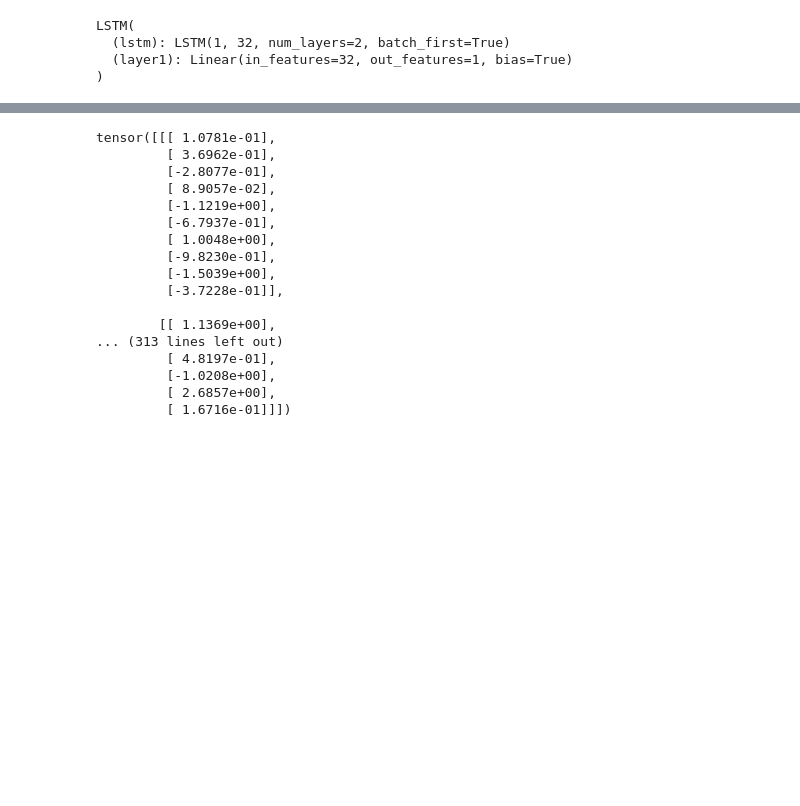
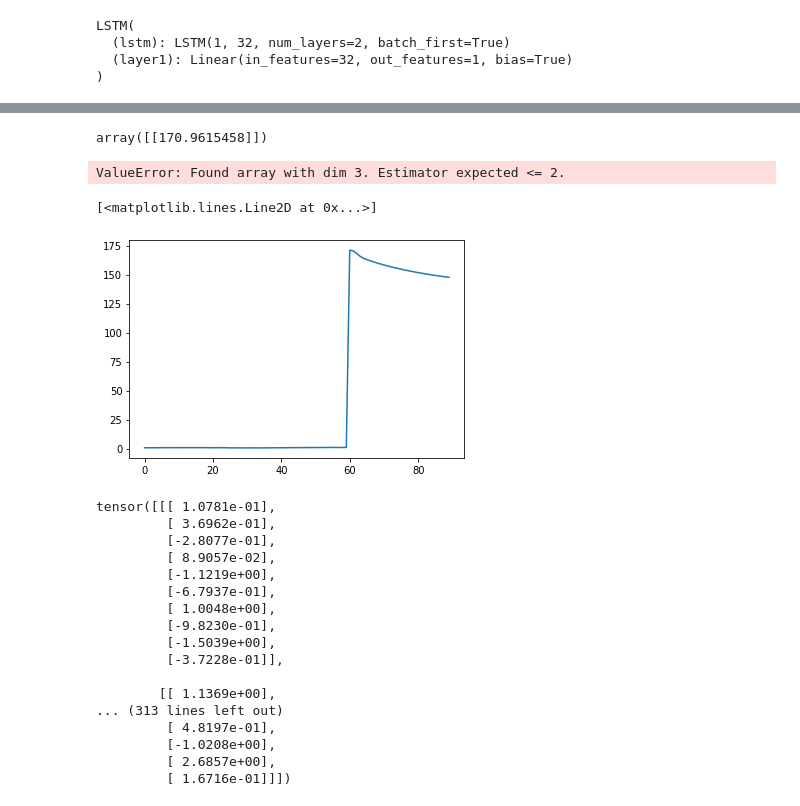
Before and after one commit to Ble720/ML, a Jupyter notebook: StockPrediction/StockMarket.ipynb, the cells around one changed output, grey strips where cells are left out. Drawn from its saved outputs; the diff is of its cells as text; code cells hidden in the pictures; blank space fills up the shorter version.

```diff
--- a/StockPrediction/StockMarket.ipynb
+++ b/StockPrediction/StockMarket.ipynb
@@ -249,3 +234,34 @@ actual:  tensor([0.5236, 0.5114, 0.5032, 0.4909, 0.5037, 0.5122, 0.5082, 0.5175,
+# %%
+test = stock(test_x[167,:,:].resize(1,60,1).to(device))
+orig = scaler.inverse_transform(test.cpu().detach())
+orig
+#plt.plot(train)
+# %% [output]
+array([[170.9615458]])
+# %%
+def predict30d(model, prev60, device):
+    input60 = prev60
+    norm30 = torch.empty((1,30,1), dtype=torch.float).to(device)
+    real30 = torch.empty((1,30,1), dtype=torch.float).to(device)
+    model.eval()
+    for i in range(30):
+        input60 = torch.cat((input60[:,i:,:], norm30[:,0:i,:]), 1)
+        pred = model(input60)
+        norm30[0,i,0] = pred
+        real30[0,i,0] = (scaler.inverse_transform(pred.cpu().detach())[0,0])
+    return real30, norm30
+# %%
+input60 = test_x[167,:,:].resize(1,60,1).to(device)
+pred, scaled = predict30d(stock, input60, device)
+# %%
+p = torch.cat((scaler.inverse_transform(input60.cpu().detach()), pred), 1)
+# %% [output]
+ValueError: Found array with dim 3. Estimator expected <= 2.
+# %%
+plt.plot(p.reshape(90,1))
+# %% [output]
+[<matplotlib.lines.Line2D at 0x...>]
+[figure, added]
 # %%
 # save weights
 torch.save(stock.state_dict(), "./StockModel.pt")
```
Also changed, not shown: parts of 24 cells of this notebook, 1 other file.
